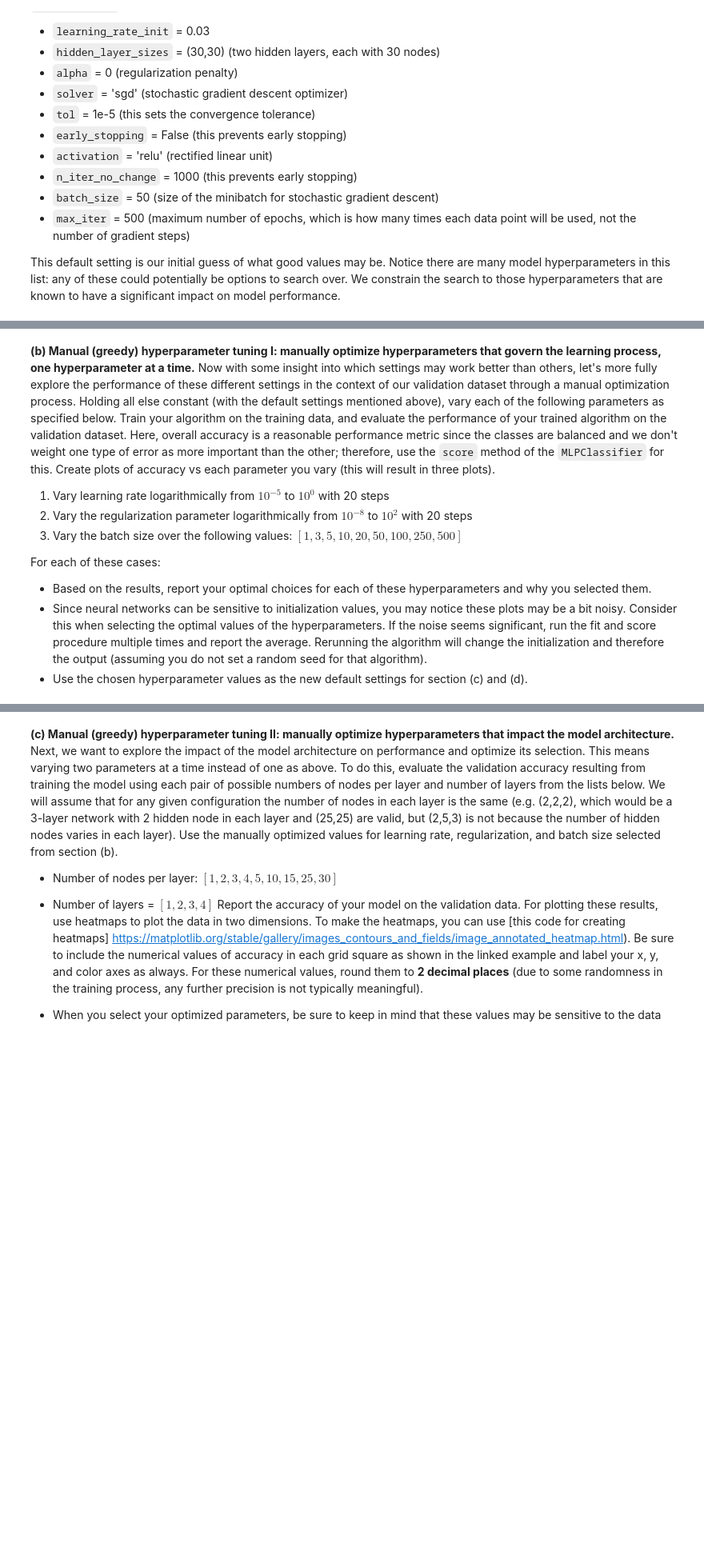
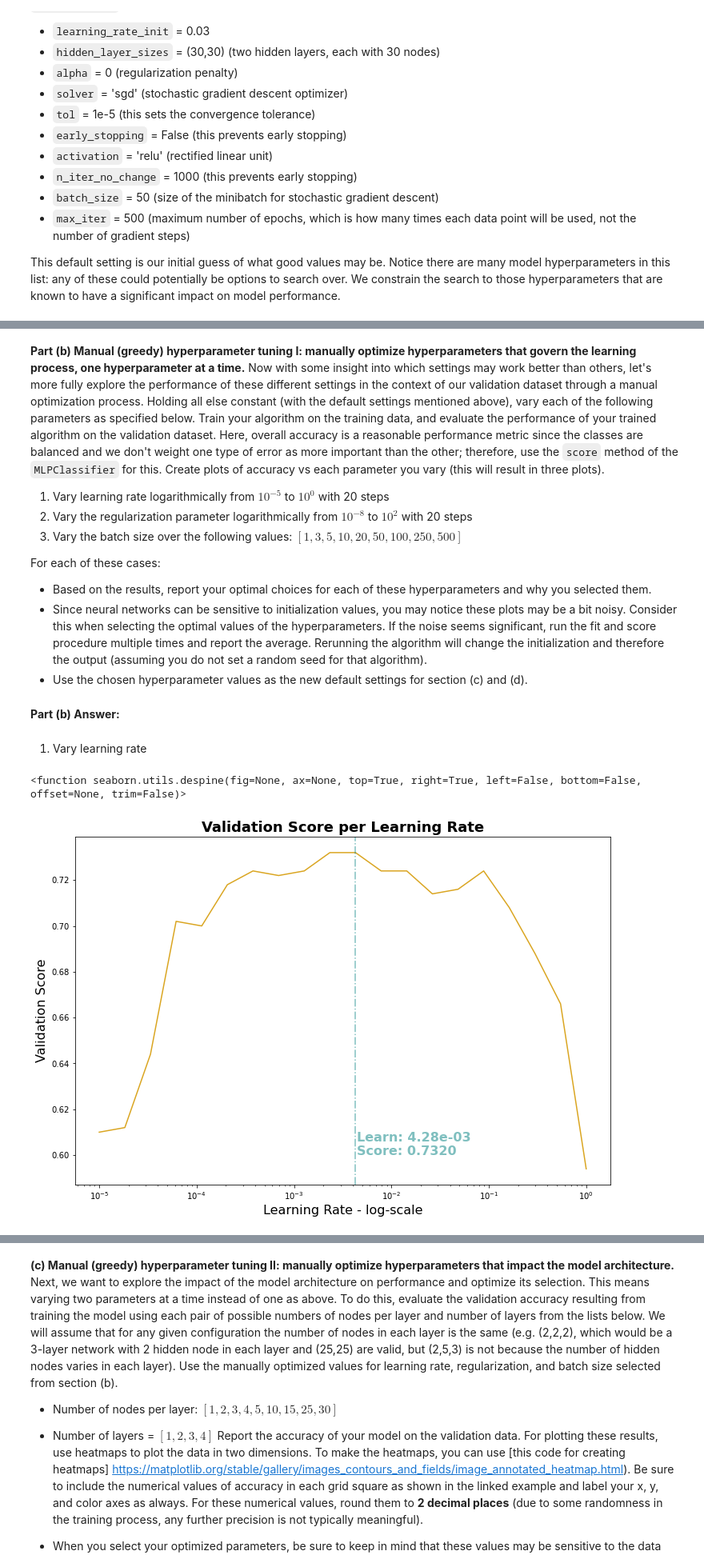
Before and after one commit to FR-Schwartz/ids705, a Jupyter notebook: assignments/Assignment_4.ipynb, the cells around one changed output, grey strips where cells are left out. Shown: that part at 80% size. Drawn from its saved outputs; the diff is of its cells as text; code cells hidden in the pictures; blank space fills up the shorter version.

```diff
--- a/assignments/Assignment_4.ipynb
+++ b/assignments/Assignment_4.ipynb
@@ -192,5 +457,5 @@ plot_data(ax, X_train, y_train, 'Training Data', limits)
 # %% [markdown]
-**(b) Manual (greedy) hyperparameter tuning I: manually optimize hyperparameters that govern the learning process, one hyperparameter at a time.** Now with some insight into which settings may work better than others, let's more fully explore the performance of these different settings in the context of our validation dataset through a manual optimization process. Holding all else constant (with the default settings mentioned above), vary each of the following parameters as specified below. Train your algorithm on the training data, and evaluate the performance of your trained algorithm on the validation dataset. Here, overall accuracy is a reasonable performance metric since the classes are balanced and we don't weight one type of error as more important than the other; therefore, use the `score` method of the `MLPClassifier` for this. Create plots of accuracy vs each parameter you vary (this will result in three plots).
+**Part (b) Manual (greedy) hyperparameter tuning I: manually optimize hyperparameters that govern the learning process, one hyperparameter at a time.** Now with some insight into which settings may work better than others, let's more fully explore the performance of these different settings in the context of our validation dataset through a manual optimization process. Holding all else constant (with the default settings mentioned above), vary each of the following parameters as specified below. Train your algorithm on the training data, and evaluate the performance of your trained algorithm on the validation dataset. Here, overall accuracy is a reasonable performance metric since the classes are balanced and we don't weight one type of error as more important than the other; therefore, use the `score` method of the `MLPClassifier` for this. Create plots of accuracy vs each parameter you vary (this will result in three plots).
 1. Vary learning rate logarithmically from $10^{-5}$ to $10^{0}$ with 20 steps
 2. Vary the regularization parameter logarithmically from $10^{-8}$ to $10^2$ with 20 steps
 3. Vary the batch size over the following values: $[1,3,5,10,20,50,100,250,500]$
@@ -199,3 +464,5 @@ For each of these cases:
 - Based on the results, report your optimal choices for each of these hyperparameters and why you selected them.
 - Since neural networks can be sensitive to initialization values, you may notice these plots may be a bit noisy. Consider this when selecting the optimal values of the hyperparameters. If the noise seems significant, run the fit and score procedure multiple times and report the average. Rerunning the algorithm will change the initialization and therefore the output (assuming you do not set a random seed for that algorithm).
 - Use the chosen hyperparameter values as the new default settings for section (c) and (d).
+# %% [markdown]
+**Part (b) Answer:**
@@ -201,0 +473,2 @@ For each of these cases:
+# %% [markdown]
+1. Vary learning rate
@@ -201,0 +499,29 @@ For each of these cases:
+# %%
+# Plot the validation scores by learning rates
+learn_rate_scores = [model["model"].score(X_val, y_val) for model in learn_rate_model_b]
+
+# Plot the line for validation score per learning rate
+fig, ax = plt.subplots(figsize=(12, 8))
+sns.lineplot(x=learn_rate_b, y=learn_rate_scores, color="goldenrod", ax=ax)
+ax.set_xlabel("Learning Rate - log-scale", fontsize=16)
+ax.set_ylabel("Validation Score", fontsize=16)
+ax.set_title("Validation Score per Learning Rate", fontsize=18, fontweight="bold")
+ax.set_xscale("log")
+
+# add line that indicates optimal rates
+optimal_learnrate = learn_rate_model_b[np.argsort(learn_rate_scores)[-2]]["param"]
+
+ax.axvline(optimal_learnrate, color="teal", linestyle="-.", alpha=0.5)
+ax.text(
+    optimal_learnrate + 10e-5,
+    0.6,
+    s=f"Learn: {optimal_learnrate:.2e}\nScore: {learn_rate_scores[list(learn_rate_b).index(optimal_learnrate)]:.4f}",
+    color="teal",
+    fontsize=16,
+    fontweight="bold",
+    alpha=0.5,
+)
+sns.despine
+# %% [output]
+<function seaborn.utils.despine(fig=None, ax=None, top=True, right=True, left=False, bottom=False, offset=None, trim=False)>
+[figure, added]
```
Also changed, not shown: parts of 46 cells of this notebook, 1 other file.
